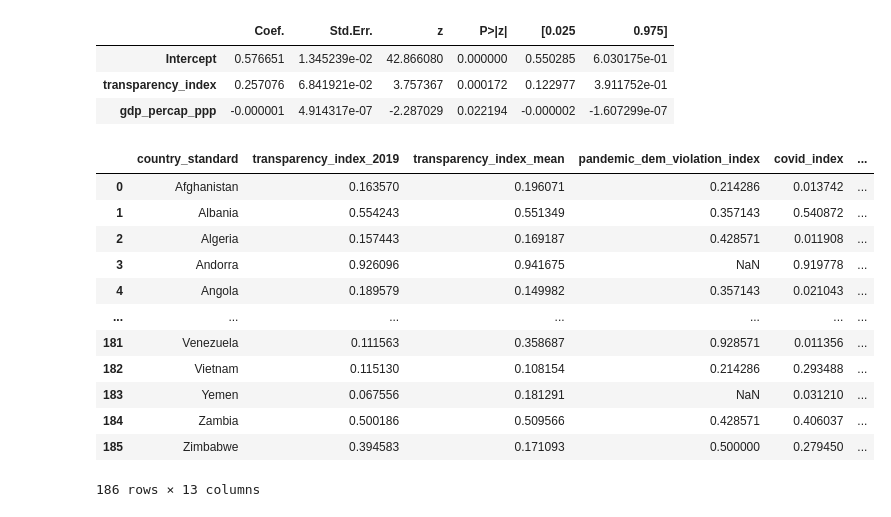
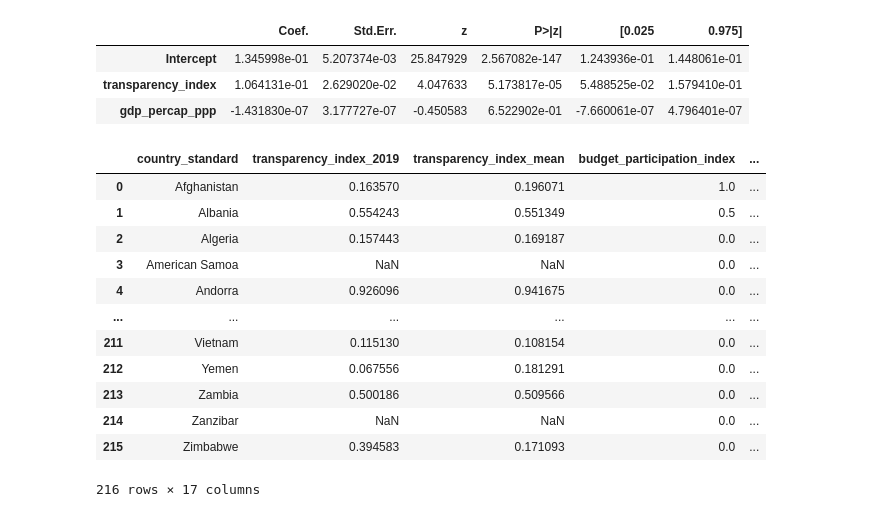
Before and after one commit to evantrowbridge/policy_lab_ndi, a Jupyter notebook: NDI Regressions.ipynb, the cells around one changed output. Cells and saved outputs as stored; diff of their text form; code cells hidden in the pictures.

```diff
--- a/NDI Regressions.ipynb
+++ b/NDI Regressions.ipynb
@@ -9,7 +9,7 @@ import statsmodels.formula.api as smf
 path = r'/Users/katiacordoba/Documents/GitHub/policy_lab_ndi/data/indices_and_controls.csv'
 path2 = r'/Users/katiacordoba/Documents/GitHub/policy_lab_ndi/data/indices_and_controls_cross_section.csv'
 ndi_df = pd.read_csv(path)
-covid_df = pd.read_csv(path2)
+nonpanel_df = pd.read_csv(path2)
 # %%
 ndi_df
 # %% [output]
@@ -65,27 +103,27 @@ for value in values:
     tables.append(LRresult)
 # %%
 #Call on tables to show all of them or by index: tables[i]
-tables[0]
+tables[3]
 # %% [output]
 |  | Coef. | Std.Err. | z | P>|z| | [0.025 | 0.975] |
-| Intercept | 0.576651 | 1.345239e-02 | 42.866080 | 0.000000 | 0.550285 | 6.030175e-01 |
-| transparency_index | 0.257076 | 6.841921e-02 | 3.757367 | 0.000172 | 0.122977 | 3.911752e-01 |
-| gdp_percap_ppp | -0.000001 | 4.914317e-07 | -2.287029 | 0.022194 | -0.000002 | -1.607299e-07 |
+| Intercept | 1.345998e-01 | 5.207374e-03 | 25.847929 | 2.567082e-147 | 1.243936e-01 | 1.448061e-01 |
+| transparency_index | 1.064131e-01 | 2.629020e-02 | 4.047633 | 5.173817e-05 | 5.488525e-02 | 1.579410e-01 |
+| gdp_percap_ppp | -1.431830e-07 | 3.177727e-07 | -0.450583 | 6.522902e-01 | -7.660061e-07 | 4.796401e-07 |
 # %%
 #COVID Models
-covid_df
+nonpanel_df
 # %% [output]
-|  | country_standard | transparency_index_2019 | transparency_index_mean | pandemic_dem_violation_index | covid_index | ... |
-| 0 | Afghanistan | 0.163570 | 0.196071 | 0.214286 | 0.013742 | ... |
-| 1 | Albania | 0.554243 | 0.551349 | 0.357143 | 0.540872 | ... |
-| 2 | Algeria | 0.157443 | 0.169187 | 0.428571 | 0.011908 | ... |
-| 3 | Andorra | 0.926096 | 0.941675 | NaN | 0.919778 | ... |
-| 4 | Angola | 0.189579 | 0.149982 | 0.357143 | 0.021043 | ... |
-| ... | ... | ... | ... | ... | ... | ... |
-| 181 | Venezuela | 0.111563 | 0.358687 | 0.928571 | 0.011356 | ... |
-| 182 | Vietnam | 0.115130 | 0.108154 | 0.214286 | 0.293488 | ... |
-| 183 | Yemen | 0.067556 | 0.181291 | NaN | 0.031210 | ... |
-| 184 | Zambia | 0.500186 | 0.509566 | 0.428571 | 0.406037 | ... |
-| 185 | Zimbabwe | 0.394583 | 0.171093 | 0.500000 | 0.279450 | ... |
+|  | country_standard | transparency_index_2019 | transparency_index_mean | budget_participation_index | ... |
+| 0 | Afghanistan | 0.163570 | 0.196071 | 1.0 | ... |
+| 1 | Albania | 0.554243 | 0.551349 | 0.5 | ... |
+| 2 | Algeria | 0.157443 | 0.169187 | 0.0 | ... |
+| 3 | American Samoa | NaN | NaN | 0.0 | ... |
+| 4 | Andorra | 0.926096 | 0.941675 | 0.0 | ... |
+| ... | ... | ... | ... | ... | ... |
+| 211 | Vietnam | 0.115130 | 0.108154 | 0.0 | ... |
+| 212 | Yemen | 0.067556 | 0.181291 | 0.0 | ... |
+| 213 | Zambia | 0.500186 | 0.509566 | 0.0 | ... |
+| 214 | Zanzibar | NaN | NaN | 0.0 | ... |
+| 215 | Zimbabwe | 0.394583 | 0.171093 | 0.0 | ... |
-186 rows × 13 columns
+216 rows × 17 columns
 # %%
```
Also changed, not shown: parts of 15 cells of this notebook, 2 other files.
